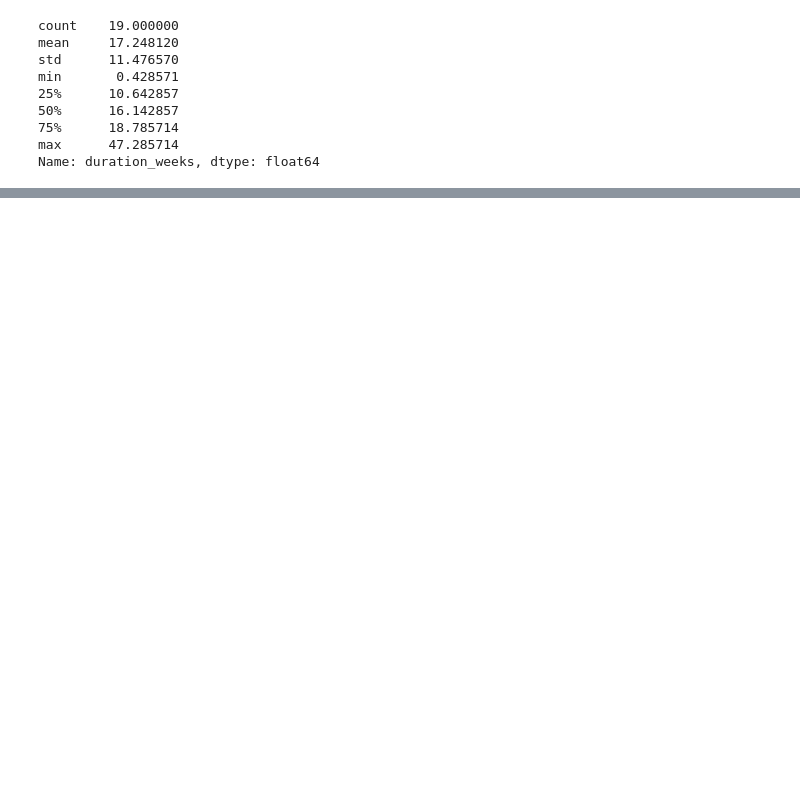
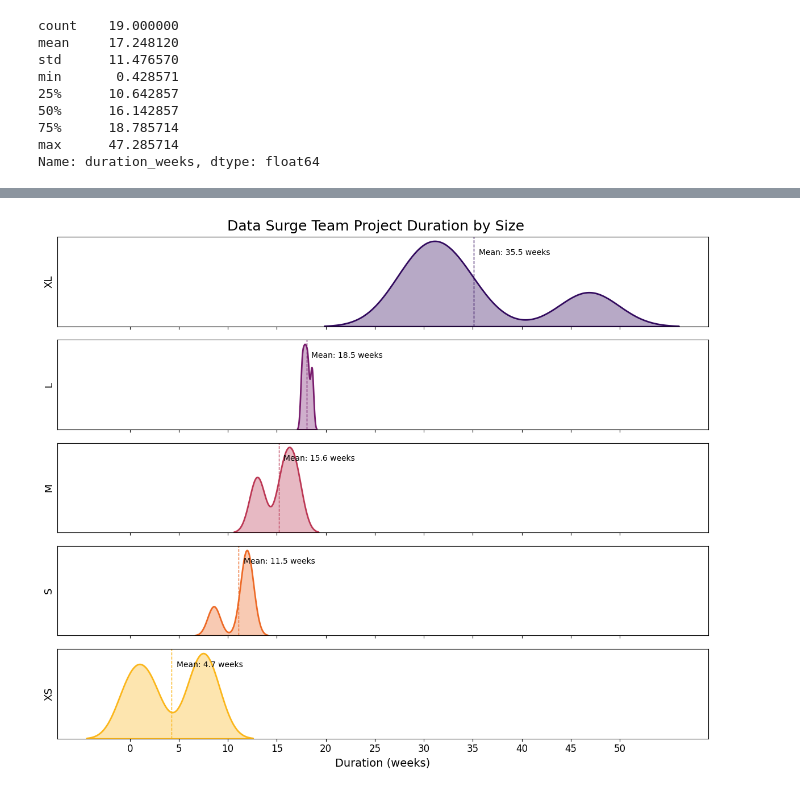
Before and after one commit to dbouquin/static_arch_project_vis, a Jupyter notebook: static_arch_project_vis.ipynb, the cells around one changed output, grey strips where cells are left out. Drawn from its saved outputs; the diff is of its cells as text; code cells hidden in the pictures; blank space fills up the shorter version.

Commit message:
show plots

```diff
--- a/static_arch_project_vis.ipynb
+++ b/static_arch_project_vis.ipynb
@@ -242,0 +231,43 @@ df
+# %%
+custom_order = ['XL','L', 'M', 'S', 'XS']
+palette = sns.color_palette("inferno", len(custom_order))
+
+# Create a figure with subplots for each size category
+fig, axes = plt.subplots(len(custom_order), 1, figsize=(12, 10), sharex=True)
+
+# Determine x-axis range
+x_min, x_max = df['duration_weeks'].min(), df['duration_weeks'].max()
+
+# Define x-axis ticks at 5-week intervals
+tick_step = 5
+x_ticks = np.arange(x_min, x_max + tick_step, tick_step)
+
+# Create separate KDE plots for each size in the custom order
+for i, size in enumerate(custom_order):
+    size_data = df[df['size_percentile'] == size]
+
+    sns.kdeplot(data=size_data, x='duration_weeks',
+                color=palette[i], fill=True, alpha=0.35,
+                linewidth=2, bw_adjust=0.5, ax=axes[i])
+
+    axes[i].set_ylabel(size, fontsize=13)
+    axes[i].set_yticks([])  # Remove y-ticks for clarity
+
+    # mean duration line
+    mean_duration = size_data['duration_weeks'].mean()
+    axes[i].axvline(x=mean_duration, color=palette[i], linestyle='--', linewidth=1)
+    axes[i].text(mean_duration + 0.5, axes[i].get_ylim()[1] * 0.8,
+                 f'Mean: {mean_duration:.1f} weeks', color="black")
+
+# Apply x-axis ticks every 5 weeks
+axes[-1].set_xticks(x_ticks)
+axes[-1].set_xticklabels([f"{tick:.0f}" for tick in x_ticks], fontsize=12)  # Format as integers
+
+# Add overall title and labels
+plt.suptitle('Data Surge Team Project Duration by Size', fontsize=18, y=0.98)
+plt.xlabel('Duration (weeks)', fontsize=14)
+plt.tight_layout()
+plt.subplots_adjust(hspace=0.15, top=0.95)
+plt.show()
+# %% [output]
+[figure, added]
```
Also changed, not shown: parts of 7 cells of this notebook.
